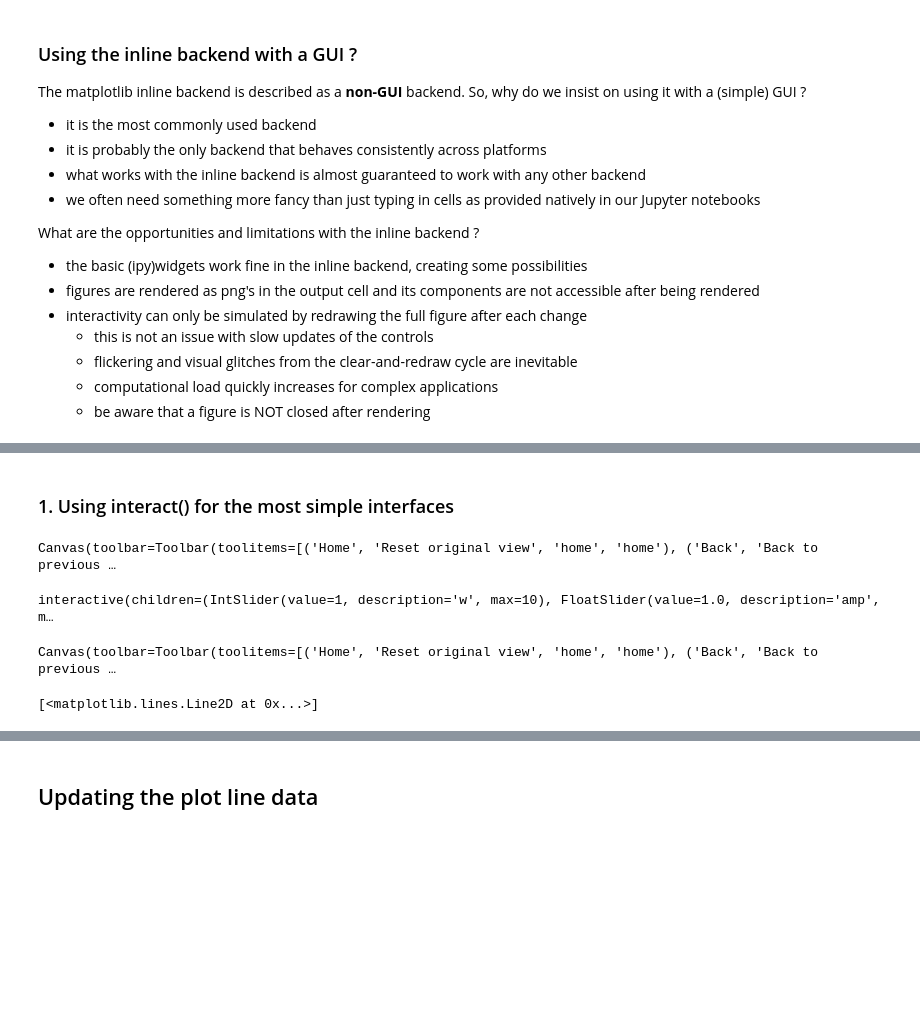
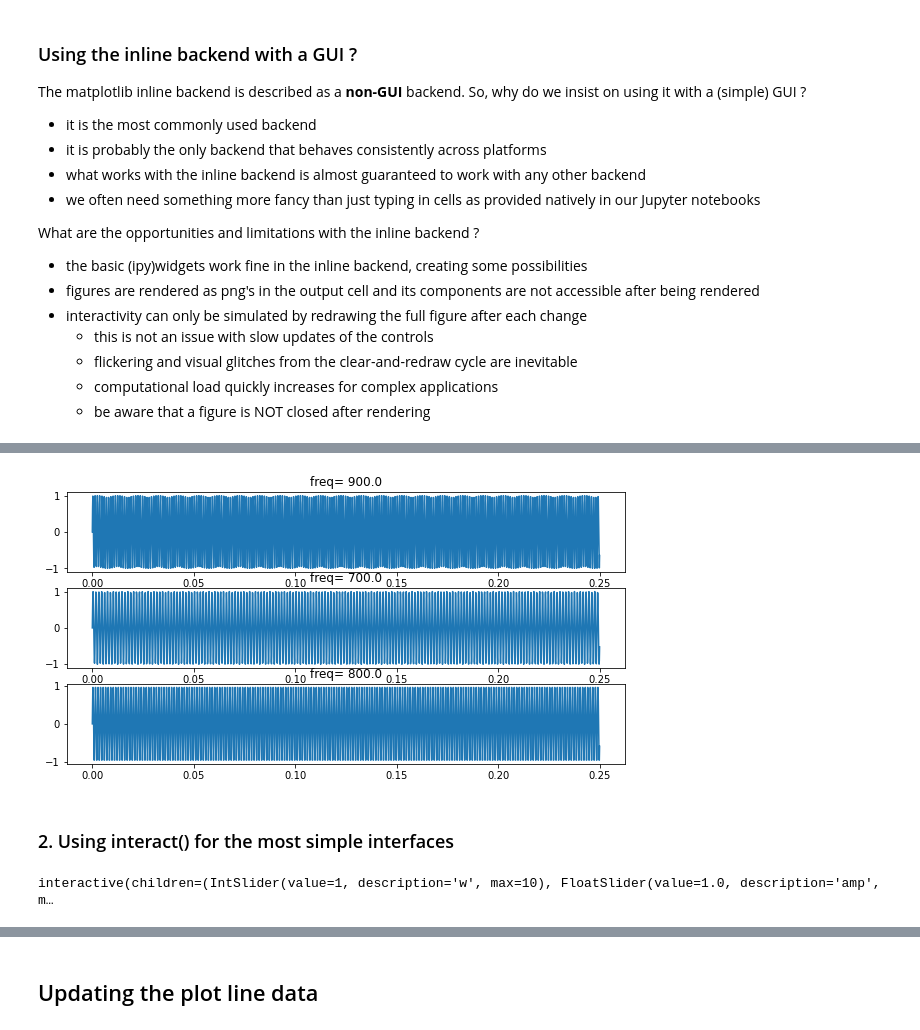
Before and after one commit to compi1234/tutorials, a Jupyter notebook: ipywidgets-mpl-inline.ipynb, the cells around one changed output, grey strips where cells are left out. Saved outputs shown, nothing was run; the diff lists cells and outputs as text; code cells hidden in the pictures; blank space fills up the shorter version.

```diff
--- a/ipywidgets-mpl-inline.ipynb
+++ b/ipywidgets-mpl-inline.ipynb
@@ -56,42 +148,56 @@ def synth(sigtype='sin', freq=200.0, Fs=8000, Tmax=0.5):
+# %%
+# The non interactive baseline using the OO interface
+CLEAR_FIG = True
+CLEAR_DISPLAY = True
+PRINT = False
+SLEEP = 1
+
+x = np.linspace(0, 2 * np.pi, 100)
+# note: add_subplot(235) adds axes '5' in a grid of 2x3
+# !! not clear if it is necessary to use 'global' for the axis
+# global ax
+
+#fig =  plt.figure(figsize=(10,3))
+#ax1 = fig.add_subplot(111)
+fig,ax =  plt.subplots(3,1,figsize=(10,5))
+
+def update_plot(freq,iax):
+    # global ax
+    y,t = synth(sigtype='sin',freq=freq,Fs=8000,Tmax=0.25)
+
+    if CLEAR_FIG:
+        plt.sca(ax[iax])
+        plt.cla()
+    ax[iax].plot(t,y, color='C0')
+    ax[iax].set_title('freq= %.1f' % freq)
+
+    # wait=True waits to clear till new output is available
+    if CLEAR_DISPLAY: ipd.clear_output(wait=True)
+    ipd.display(fig)
+
+for i in range(1,10):
+    freq = 100.*i
+    update_plot(freq,i%3)
+    if PRINT:
+        time.sleep(SLEEP)
+        print('finished',i)
+    time.sleep(1)
+
+if CLEAR_DISPLAY: ipd.clear_output(wait=True)
+# %% [output]
+[figure, added]
 # %% [markdown]
-### 1. Using interact() for the most simple interfaces
+### 2. Using interact() for the most simple interfaces
 # %%
-# Methodology:
-# ============
-#  1. Create the Figure
-#  2. Use interact() for the interactive Loop:
-#       (a) CLEAR AXIS (or figure)
-#       (b) PLOT AGAIN with each interaction
-#
-# REMARK:
-# (1)  AVOID following loop construction:
-#      (a) create a figure
-#      (b) draw to the figure
-#   At first sight it behaves the same, but a new figure is created each time
-#   and after some time you will run out of available figures as they are not closed automatically
-# (2) for the inline backend it doesn't seem to matter if you use plt.cla() or plt.clf()
-#     the widget backend is more reliable with plt.cla(), plus there is no accumulation of figures
-
+# BRUTE FORCE #1
+# by lack of existing figure, interact creates and clears a figure in each loop
+# there is no flickering as interact does proper wait=True in clearing of the display
 x = np.linspace(0, 2 * np.pi, 100)
-fig = plt.figure(figsize=(3,3))
-
 @interact(w=(0, 10, 1), amp=(0, 4, .1), phi=(0, 2*np.pi, 0.01))
 def update(w = 1.0, amp=1, phi=0):
-    # clear the figure and start over
-    # plt.cla()
-    plt.clf()
-    print(plt.gcf().number)
     plt.plot(x, my_sine(x, w, amp, phi), color='C0')
     plt.ylim([-4, 4])
     plt.grid(True)
+    plt.title('Figure #'+str(plt.gcf().number))
 # %% [output]
-Canvas(toolbar=Toolbar(toolitems=[('Home', 'Reset original view', 'home', 'home'), ('Back', 'Back to previous …
+interactive(children=(IntSlider(value=1, description='w', max=10), FloatSlider(value=1.0, description='amp', m…
-interactive(children=(IntSlider(value=1, description='w', max=10), FloatSlider(value=1.0, description='amp', m…
-# %%
-# The non interactive baseline
-x = np.linspace(0, 2 * np.pi, 100)
-fig, (ax1,ax2) = plt.subplots(2,figsize=(5,3))
-ax1.plot(x, my_sine(x, 1., 1., 0.), color='C0')
-# %% [output]
-Canvas(toolbar=Toolbar(toolitems=[('Home', 'Reset original view', 'home', 'home'), ('Back', 'Back to previous …
-[<matplotlib.lines.Line2D at 0x...>]
```
Also changed, not shown: parts of 25 cells of this notebook.
